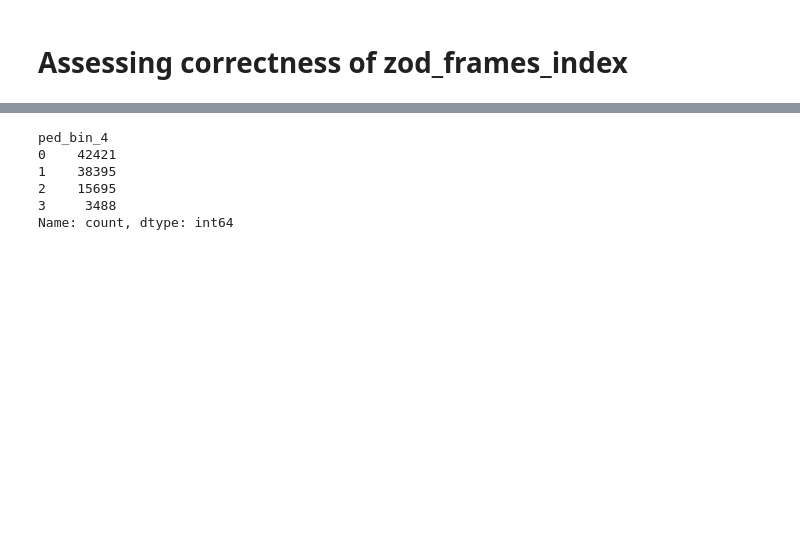
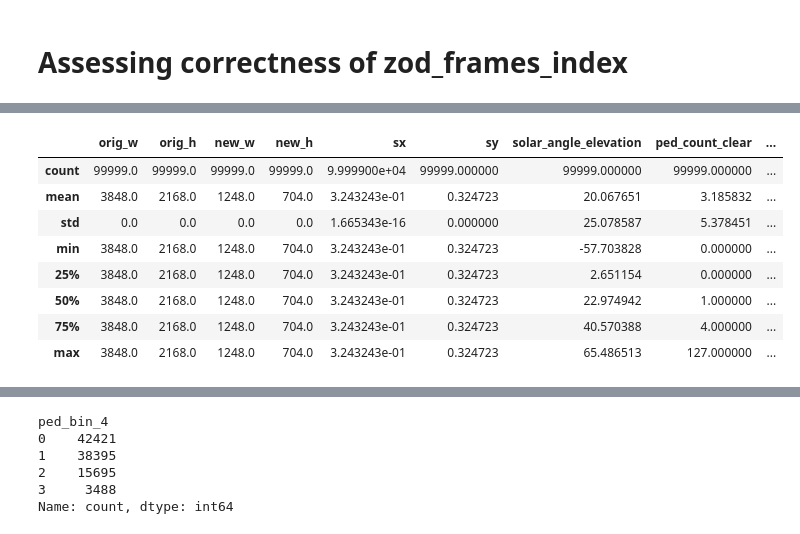
Before and after one commit to scaleoutsystems/multimodal-MoE, a Jupyter notebook: notebooks/zod_frames_index_sanity.ipynb, the cells around one changed output, grey strips where cells are left out. Cells and saved outputs as stored; diff of their text form; code cells hidden in the pictures; blank space fills up the shorter version.

```diff
--- a/notebooks/zod_frames_index_sanity.ipynb
+++ b/notebooks/zod_frames_index_sanity.ipynb
@@ -53,3 +53,15 @@ df.to_parquet("~/multimodal-MoE/outputs/index/zod256_frames.parquet", index=Fals
+# %%
+df.describe()
+# %% [output]
+|  | orig_w | orig_h | new_w | new_h | sx | sy | solar_angle_elevation | ped_count_clear | ... |
+| count | 99999.0 | 99999.0 | 99999.0 | 99999.0 | 9.999900e+04 | 99999.000000 | 99999.000000 | 99999.000000 | ... |
+| mean | 3848.0 | 2168.0 | 1248.0 | 704.0 | 3.243243e-01 | 0.324723 | 20.067651 | 3.185832 | ... |
+| std | 0.0 | 0.0 | 0.0 | 0.0 | 1.665343e-16 | 0.000000 | 25.078587 | 5.378451 | ... |
+| min | 3848.0 | 2168.0 | 1248.0 | 704.0 | 3.243243e-01 | 0.324723 | -57.703828 | 0.000000 | ... |
+| 25% | 3848.0 | 2168.0 | 1248.0 | 704.0 | 3.243243e-01 | 0.324723 | 2.651154 | 0.000000 | ... |
+| 50% | 3848.0 | 2168.0 | 1248.0 | 704.0 | 3.243243e-01 | 0.324723 | 22.974942 | 1.000000 | ... |
+| 75% | 3848.0 | 2168.0 | 1248.0 | 704.0 | 3.243243e-01 | 0.324723 | 40.570388 | 4.000000 | ... |
+| max | 3848.0 | 2168.0 | 1248.0 | 704.0 | 3.243243e-01 | 0.324723 | 65.486513 | 127.000000 | ... |
 # %%
 #Now we pull from parquete file to check the new column
 df1 = pd.read_parquet("~/multimodal-MoE/outputs/index/zod256_frames.parquet")
```
Also changed, not shown: parts of 7 cells of this notebook, 4 other files.
